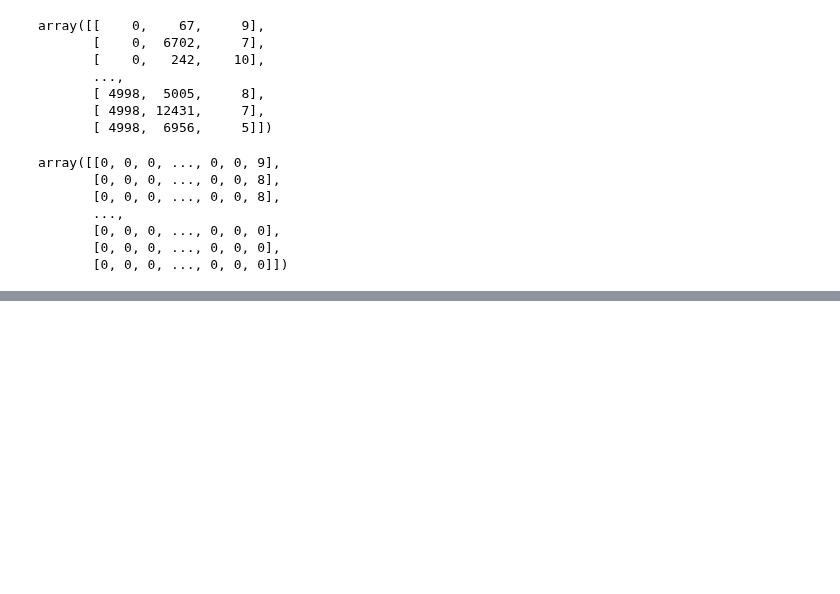
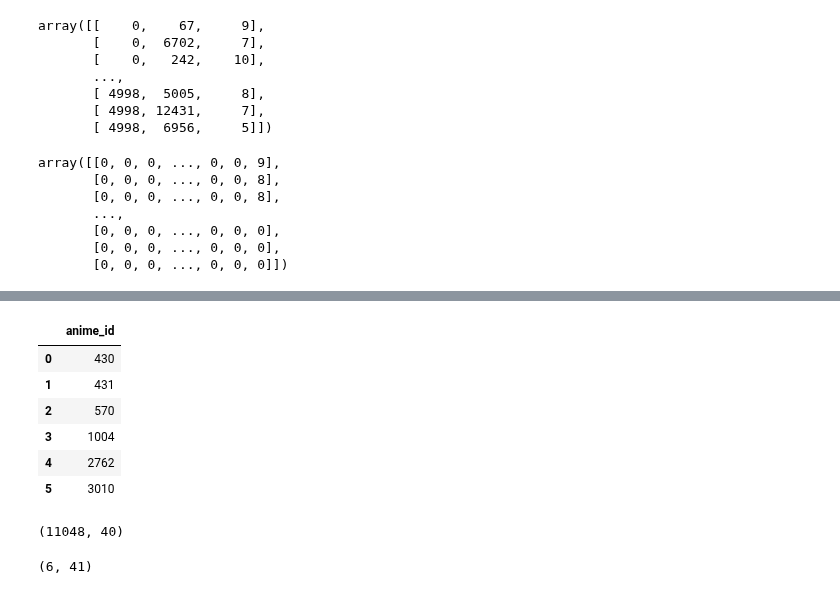
Before and after one commit to mijkami/Anime_Map, a Jupyter notebook: notebooks/prep before google.ipynb, the cells around one changed output, grey strips where cells are left out. Drawn from its saved outputs; the diff is of its cells as text; code cells hidden in the pictures; blank space fills up the shorter version.

```diff
--- a/notebooks/prep before google.ipynb
+++ b/notebooks/prep before google.ipynb
@@ -862,0 +883,12 @@ anime_Genres_df_encoded.to_numpy
+# %%
+anime_id_df = df.sort_values(by=['anime_id']).drop_duplicates('anime_id').reset_index()[['anime_id']]
+# %%
+anime_id_df
+# %% [output]
+|  | anime_id |
+| 0 | 430 |
+| 1 | 431 |
+| 2 | 570 |
+| 3 | 1004 |
+| 4 | 2762 |
+| 5 | 3010 |
@@ -862,0 +899,6 @@ anime_Genres_df_encoded.to_numpy
+# %%
+anime_Genres_df_encoded = pd.concat(objs = [name.drop(columns = 'Genres', axis =1), name['Genres'].str.get_dummies(sep=", ")], axis = 1)
+anime_Genres_df_encoded = anime_Genres_df_encoded.set_index('anime_id')
+anime_Genres_df_encoded.shape
+# %% [output]
+(11048, 40)
@@ -862,0 +907,4 @@ anime_Genres_df_encoded.to_numpy
+# %%
+anime_Genres_df_encoded.shape
+# %% [output]
+(6, 41)
```
Also changed, not shown: parts of 16 cells of this notebook, 1 other file.
